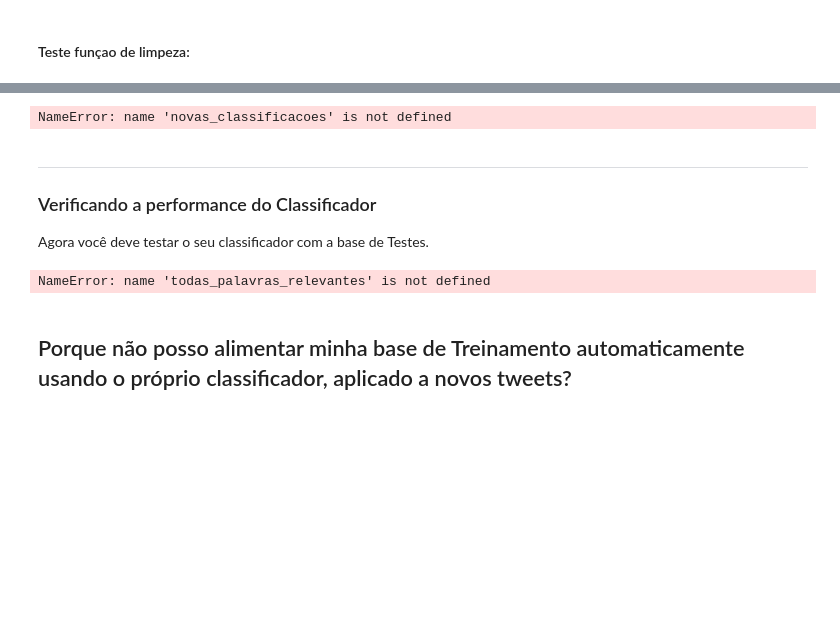
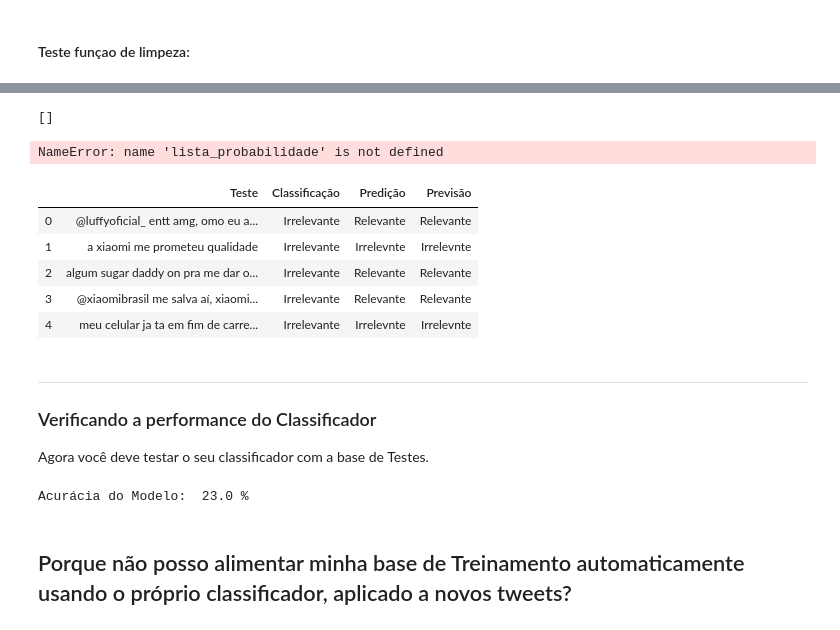
Before and after one commit to gustavopc3/P1-CD21-1, a Jupyter notebook: Projeto1_Layout_Classificador.ipynb, the cells around one changed output, grey strips where cells are left out. Saved outputs shown, nothing was run; the diff lists cells and outputs as text; code cells hidden in the pictures; blank space fills up the shorter version.

```diff
--- a/Projeto1_Layout_Classificador.ipynb
+++ b/Projeto1_Layout_Classificador.ipynb
@@ -394,5 +243,0 @@ train_data
-# %%
-test_data = test['Teste']
-test_labels = test['Classificação']
-
-novas_classificacoes = nb.predict(test_data)
@@ -455,0 +312,39 @@ lista_train_relevantes_tweets
+# %%
+irrelevante
+# %% [output]
+[]
+# %%
+# Cálculo e contagem de palavras ("dicionário com todas as palavras da planilha TREINAMENTO)
+
+lista_probabildade = []
+
+for classificacao in train.Classificação:
+    if classificacao == 'Relevante':
+        lista_probabilidade.append(classificacao)
+    elif classificacao == 'Irrelevante':
+        lista_probabilidade.append(classificacao)
+
+
+for classificacao_ in lista_probabilidade:
+    if classificacao_ == 'Relevante':
+        quantidade_tweet_relevante += 1
+    if classificacao_ == 'Irrelevante':
+        quantidade_tweet_irrelevante += 1
+
+palavras_relevante = [[palavra, relevante.count(palavra)] for palavra in set(relevante)]
+palavras_irrelevante = [[palavra, irrelevante.count(palavra)] for palavra in set(irrelevante)]
+
+vocabulario = 0
+relevante_ = 0
+irrelevante_ = 0
+
+for palavra in range(len(palavras_relevante)):
+    vocabulario = vocabulario + palavras_relevante[palavra][1]
+for palavra in range(len(palavras_irrelevante)):
+    vocabulario = vocabulario + palavras_irrelevante[palavra][1]
+
+print('Total de palavras', len(palavras_relevante)+len(palavras_irrelevante))
+print('Total de palavras relevantes', len(palavras_relevante))
+print('Total de palavras não relevantes', len(palavras_irrelevante))
+# %% [output]
+NameError: name 'lista_probabilidade' is not defined
@@ -456,8 +371,13 @@ lista_train_relevantes_tweets
 # %%
-test['Predição'] = novas_classificacoes
+test['Previsão'] = novas_classificacoes
 test.head()
 # %% [output]
-NameError: name 'novas_classificacoes' is not defined
+|  | Teste | Classificação | Predição | Previsão |
+| 0 | @luffyoficial_ entt amg, omo eu a... | Irrelevante | Relevante | Relevante |
+| 1 | a xiaomi me prometeu qualidade | Irrelevante | Irrelevnte | Irrelevnte |
+| 2 | algum sugar daddy on pra me dar o... | Irrelevante | Relevante | Relevante |
+| 3 | @xiaomibrasil me salva aí, xiaomi... | Irrelevante | Relevante | Relevante |
+| 4 | meu celular ja ta em fim de carre... | Irrelevante | Irrelevnte | Irrelevnte |
 # %% [markdown]
 ___
 ### Verificando a performance do Classificador
@@ -530,8 +386,10 @@ class NaiveBayesModel:
-# %%
-serie_relevantes = pd.Series(todas_palavras_relevantes)
-serie_relevantes.head(10)
-# %% [output]
-NameError: name 'todas_palavras_relevantes' is not defined
+# %%
+
+acuracia=np.sum(test['Previsão']==test['Classificação'])/test_labels.shape[0]
+
+print ("Acurácia do Modelo: ",acuracia*100,"%")
+# %% [output]
+Acurácia do Modelo:  23.0 %
 # %% [markdown]
 ## Porque não posso alimentar minha base de Treinamento automaticamente usando o próprio classificador, aplicado a novos tweets?
 # %% [markdown]
```
Also changed, not shown: parts of 18 cells of this notebook.
